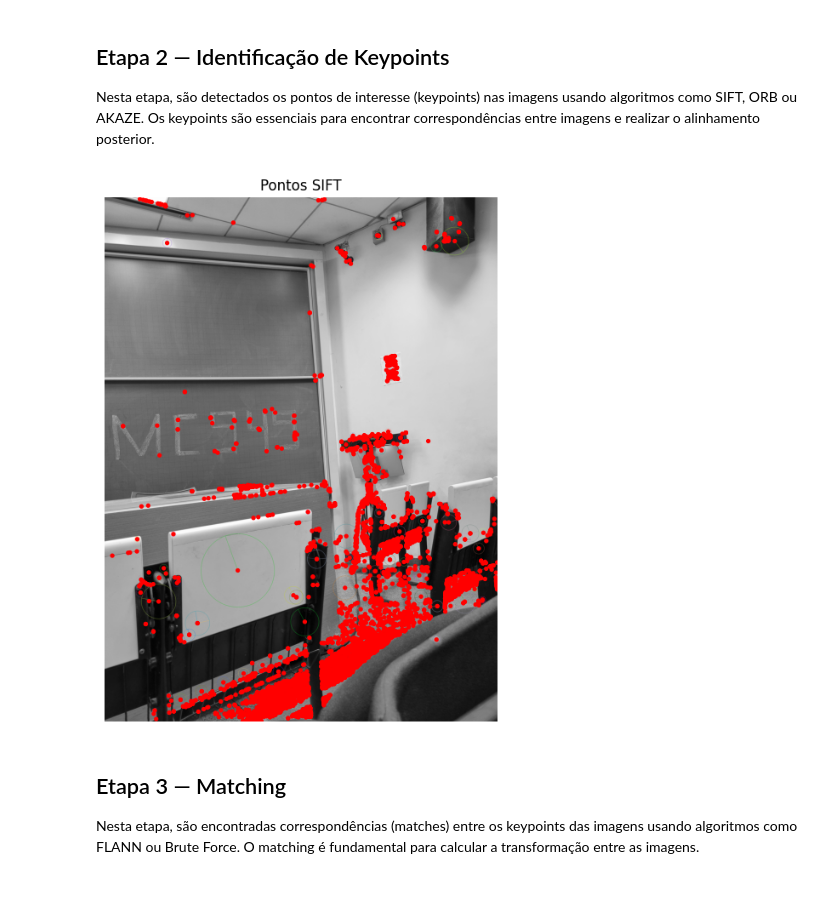
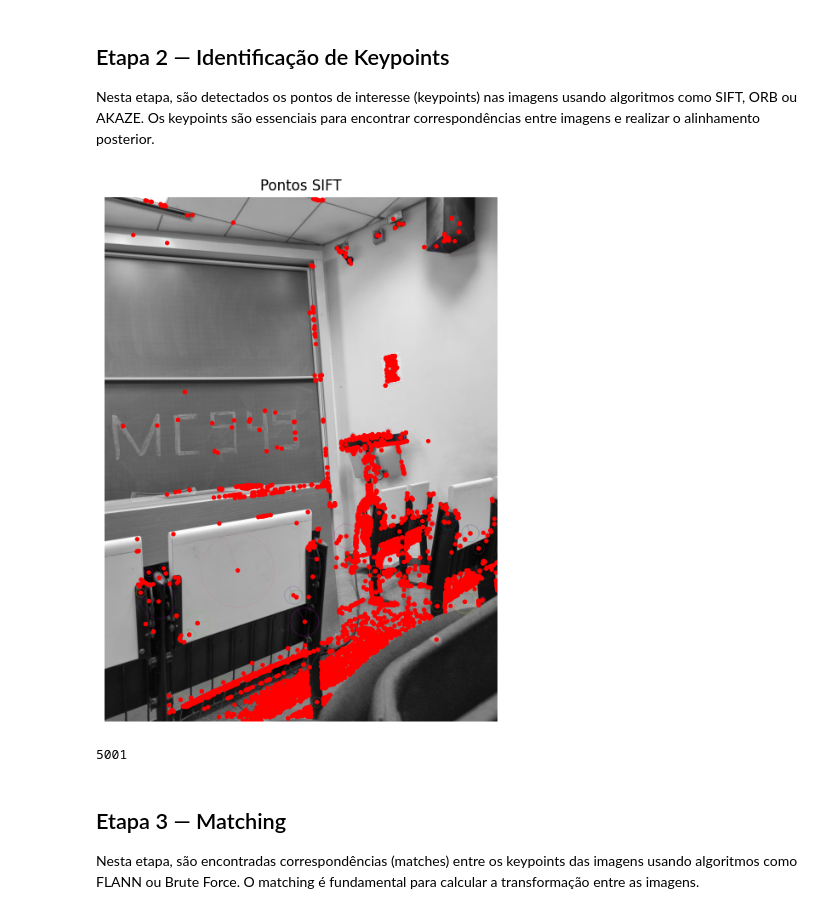
Before and after one commit to GabrielMacedoMontagna/MC949_Visao_Computacional, a Jupyter notebook: testesGabriel/pipelineCompleto.ipynb, the cells around one changed output. Drawn from its saved outputs; the diff is of its cells as text; code cells hidden in the pictures.

Commit message:
pipeline completo funcionando para 30 imagens

```diff
--- a/testesGabriel/pipelineCompleto.ipynb
+++ b/testesGabriel/pipelineCompleto.ipynb
@@ -25,8 +25,16 @@ def calcular_pontos_sift(caminho_imagem: str) -> Tuple[np.ndarray, List[cv2.KeyP
         Tuple[np.ndarray, List[cv2.KeyPoint], np.ndarray]: Tupla contendo a imagem carregada, a lista de keypoints e os descritores.
     """
     imagem = cv2.imread(caminho_imagem, cv2.IMREAD_GRAYSCALE)
-    sift = cv2.SIFT_create(nfeatures=5000, contrastThreshold=0.04, edgeThreshold=10, sigma=1.6)
+
+    # SIFT (Scale-Invariant Feature Transform) é um algoritmo para detectar e descrever pontos de interesse em imagens.
+    # Parâmetros do SIFT:
+    # nfeatures -> máximo de pontos de interesse, padrão é não impor limite;
+    # contrastThreshold -> limite de contraste (mais alto = keypoints mais robustos), padrão é 0.04;
+    # edgeThreshold -> limite de borda (mais alto = menos keypoints em bordas, que são fracos), padrão é 10;
+    # sigma -> desvio padrão da Gaussian, padrão é 1.6;
+    sift = cv2.SIFT_create(nfeatures=5000, contrastThreshold=0.05, edgeThreshold=20, sigma=1.6)
     keypoints, descriptors = sift.detectAndCompute(imagem, None)
+
     return imagem, keypoints, descriptors
 # %%
 def calcular_pontos_orb(caminho_imagem: str) -> Tuple[np.ndarray, List[cv2.KeyPoint], np.ndarray]:
@@ -61,29 +69,31 @@ def calcular_pontos_akaze(caminho_imagem: str) -> Tuple[np.ndarray, List[cv2.Key
 # %%
 ### DETECÇÃO DE PONTOS SIFT ###
 
 # Caminho para a imagem (substitua pelo caminho correto)
-caminho_imagem = 'Jasmine - Normal - Apoio Mesa - Quadros CB11/apoioMesa001.jpg'
+caminho_imagem = 'Jasmine - Normal - Apoio Mesa - Quadros CB11/apoioMesa1.jpg'
 
 # Chama a função para calcular os pontos SIFT
 imagem, keypoints, desc = calcular_pontos_sift(caminho_imagem)
 
 # Destaca os pontos na imagem
 imagem_com_pontos = cv2.drawKeypoints(imagem, keypoints, None, flags=cv2.DRAW_MATCHES_FLAGS_DRAW_RICH_KEYPOINTS)
 
 # Mostra a imagem com os pontos destacados em uma janela
 plt.figure(figsize=(10, 8))
 plt.imshow(cv2.cvtColor(imagem_com_pontos, cv2.COLOR_BGR2RGB))
 plt.axis('off')
 plt.title('Pontos SIFT')
 
 # Aumenta o tamanho dos círculos dos keypoints manualmente
 for kp in keypoints:
     x, y = kp.pt
     plt.gca().add_patch(plt.Circle((x, y), radius=8, color='red', fill=False, linewidth=2))
 
 plt.show()
+print(len(keypoints))  # Exibe o número de keypoints detectados
 # %% [output]
-[figure, old version]
+[figure, new version]
+5001
 # %% [markdown]
 ## Etapa 3 — Matching
 Nesta etapa, são encontradas correspondências (matches) entre os keypoints das imagens usando algoritmos como FLANN ou Brute Force. O matching é fundamental para calcular a transformação entre as imagens.
```
Also changed, not shown: parts of 7 cells of this notebook.
